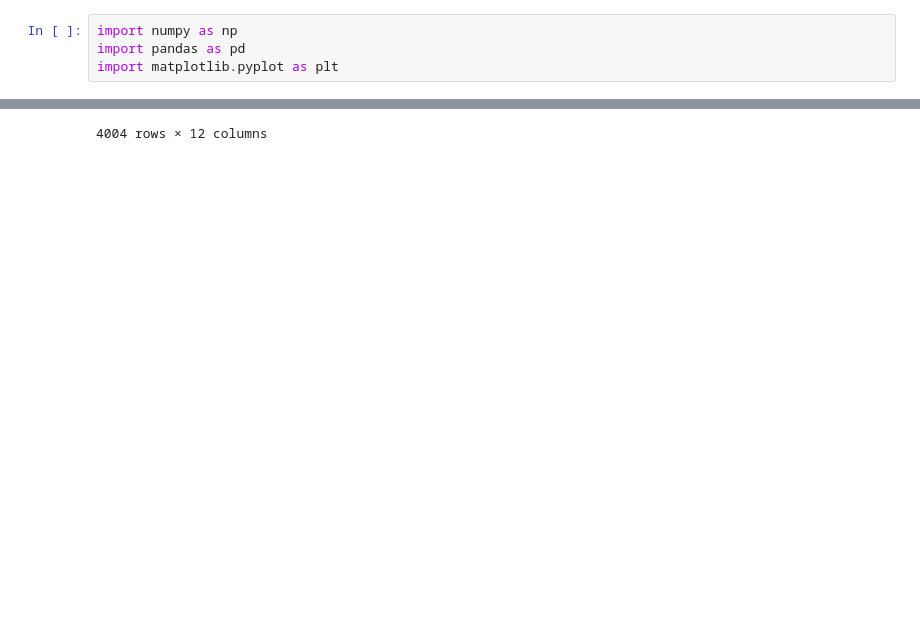
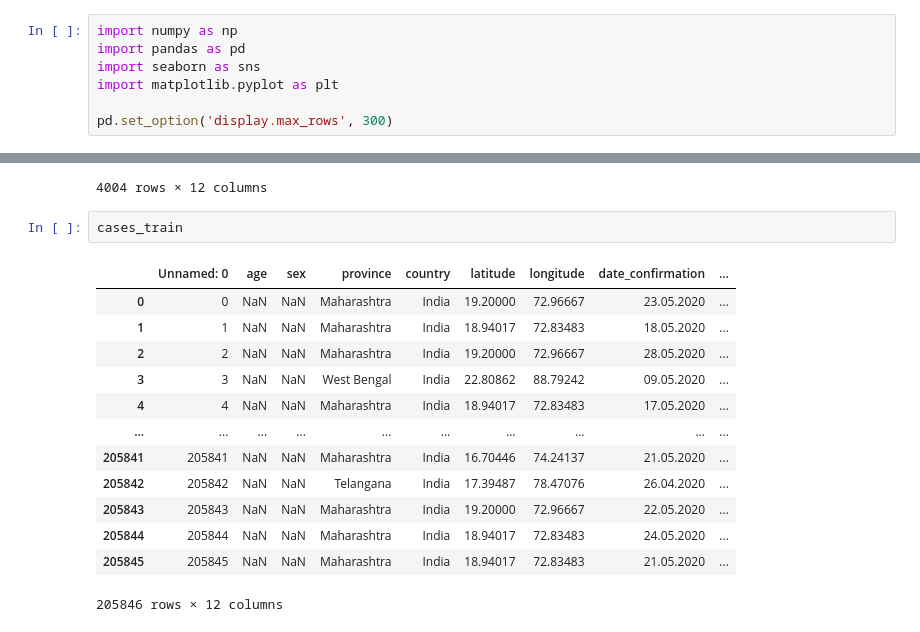
Before and after one commit to Eschaton315/CMPT-459-milestone-1, a Jupyter notebook: code/src/eda.ipynb, the cells around one changed output, grey strips where cells are left out. Drawn from its saved outputs; the diff is of its cells as text; blank space fills up the shorter version.

```diff
--- a/code/src/eda.ipynb
+++ b/code/src/eda.ipynb
@@ -1,7 +1,10 @@
 # %%
 import numpy as np
 import pandas as pd
+import seaborn as sns
 import matplotlib.pyplot as plt
+
+pd.set_option('display.max_rows', 300)
 # %%
 cases_train = pd.read_csv('../data/cases_2021_train.csv')
 cases_test = pd.read_csv('../data/cases_2021_test.csv')
@@ -22,3 +25,19 @@ location
 | 4002 | Unknown | Malaysia | 2021-04-01 04:27:05 | NaN | NaN | 0 | 0 | 0.0 | 0.0 | ... |
 | 4003 | NaN | Tonga | 2021-04-01 04:27:05 | -21.17900 | -175.198200 | 0 | 0 | 0.0 | 0.0 | ... |
 4004 rows × 12 columns
+# %%
+cases_train
+# %% [output]
+|  | Unnamed: 0 | age | sex | province | country | latitude | longitude | date_confirmation | ... |
+| 0 | 0 | NaN | NaN | Maharashtra | India | 19.20000 | 72.96667 | 23.05.2020 | ... |
+| 1 | 1 | NaN | NaN | Maharashtra | India | 18.94017 | 72.83483 | 18.05.2020 | ... |
+| 2 | 2 | NaN | NaN | Maharashtra | India | 19.20000 | 72.96667 | 28.05.2020 | ... |
+| 3 | 3 | NaN | NaN | West Bengal | India | 22.80862 | 88.79242 | 09.05.2020 | ... |
+| 4 | 4 | NaN | NaN | Maharashtra | India | 18.94017 | 72.83483 | 17.05.2020 | ... |
+| ... | ... | ... | ... | ... | ... | ... | ... | ... | ... |
+| 205841 | 205841 | NaN | NaN | Maharashtra | India | 16.70446 | 74.24137 | 21.05.2020 | ... |
+| 205842 | 205842 | NaN | NaN | Telangana | India | 17.39487 | 78.47076 | 26.04.2020 | ... |
+| 205843 | 205843 | NaN | NaN | Maharashtra | India | 19.20000 | 72.96667 | 22.05.2020 | ... |
+| 205844 | 205844 | NaN | NaN | Maharashtra | India | 18.94017 | 72.83483 | 24.05.2020 | ... |
+| 205845 | 205845 | NaN | NaN | Maharashtra | India | 18.94017 | 72.83483 | 21.05.2020 | ... |
+205846 rows × 12 columns
```
Also changed, not shown: parts of 8 cells of this notebook.
